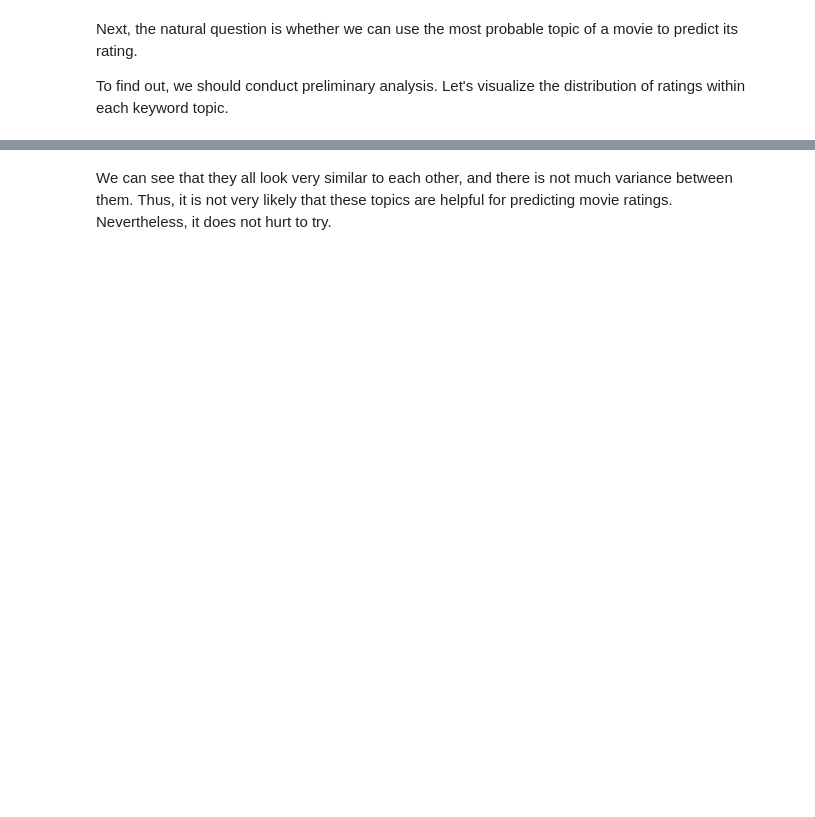
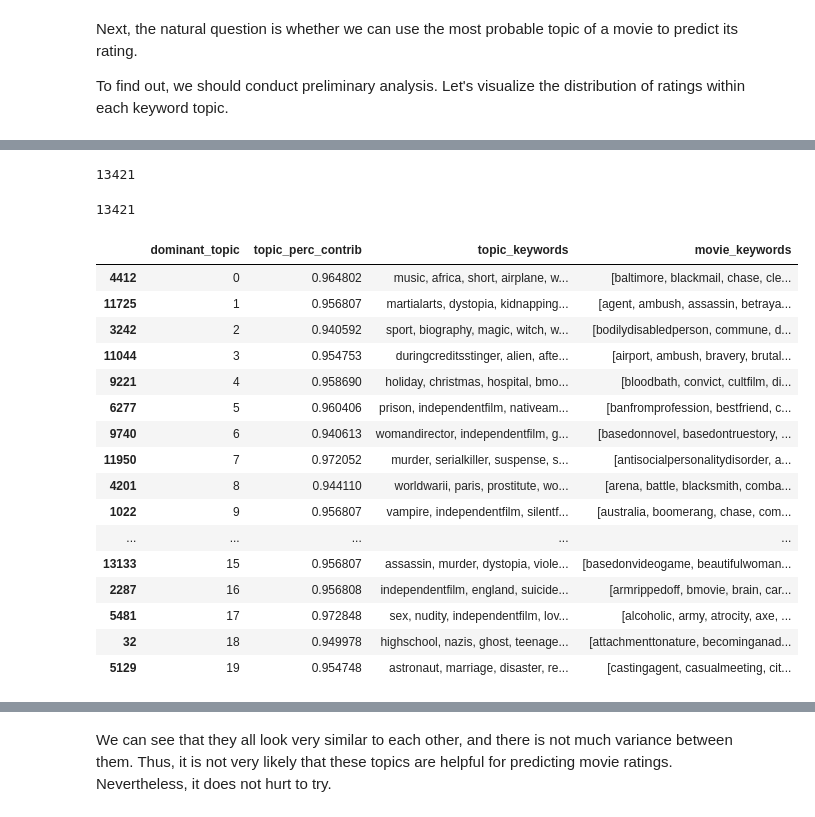
Before and after one commit to epfl-ada/ada-2022-project-adamax, a Jupyter notebook: src/initial_analysis.ipynb, the cells around one changed output, grey strips where cells are left out. Saved outputs shown, nothing was run; the diff lists cells and outputs as text; code cells hidden in the pictures; blank space fills up the shorter version.

```diff
--- a/src/initial_analysis.ipynb
+++ b/src/initial_analysis.ipynb
@@ -924,8 +929,8 @@ def extract_keyword_list(list_of_keyword_dicts):
     keyword_list = list(np.unique(keyword_list))
     return keyword_list
 # %%
-df_movies["keywords"] = df_movies["keywords"].apply(lambda r: extract_keyword_list(r))
-df_movies = df_movies[df_movies["keywords"].apply(lambda r: len(r)) > 0] # drop movies without keywords
+df_movies["keywords"] = df_movies["keywords"].apply(extract_keyword_list)
+df_movies = df_movies[df_movies["keywords"].apply(len) > 2] # drop movies less than 3 keywords
 # %% [markdown]
 First, since there are a lot of keywords in the dataset, we would like to cluster them into topics. This could be achieved by considering the list of keywords for each movie as a document, and then use Latent Dirichlet Allocation for topic modeling.
 # %%
@@ -952,7 +956,7 @@ Number of movies: 20812
 params = {'passes': 20, 'random_state': 218}
 base_models = dict()
 lda = LdaMulticore(
-    corpus=corpus, num_topics=20, id2word=dictionary, workers=os.cpu_count(), eta="auto",
+    corpus=corpus, num_topics=20, id2word=dictionary, workers=os.cpu_count(),
     passes=params['passes'], random_state=params['random_state'], per_word_topics=True
 )
 # %%
@@ -991,0 +1002,29 @@ plt.show()
+# %%
+len(df_topics)
+# %% [output]
+13421
+# %%
+len(df_movies)
+# %% [output]
+13421
+# %%
+idx_max = df_topics.groupby('dominant_topic')["topic_perc_contrib"].idxmax()
+df_topics.iloc[idx_max]
+# %% [output]
+|  | dominant_topic | topic_perc_contrib | topic_keywords | movie_keywords |
+| 4412 | 0 | 0.964802 | music, africa, short, airplane, w... | [baltimore, blackmail, chase, cle... |
+| 11725 | 1 | 0.956807 | martialarts, dystopia, kidnapping... | [agent, ambush, assassin, betraya... |
+| 3242 | 2 | 0.940592 | sport, biography, magic, witch, w... | [bodilydisabledperson, commune, d... |
+| 11044 | 3 | 0.954753 | duringcreditsstinger, alien, afte... | [airport, ambush, bravery, brutal... |
+| 9221 | 4 | 0.958690 | holiday, christmas, hospital, bmo... | [bloodbath, convict, cultfilm, di... |
+| 6277 | 5 | 0.960406 | prison, independentfilm, nativeam... | [banfromprofession, bestfriend, c... |
+| 9740 | 6 | 0.940613 | womandirector, independentfilm, g... | [basedonnovel, basedontruestory, ... |
+| 11950 | 7 | 0.972052 | murder, serialkiller, suspense, s... | [antisocialpersonalitydisorder, a... |
+| 4201 | 8 | 0.944110 | worldwarii, paris, prostitute, wo... | [arena, battle, blacksmith, comba... |
+| 1022 | 9 | 0.956807 | vampire, independentfilm, silentf... | [australia, boomerang, chase, com... |
+| ... | ... | ... | ... | ... |
+| 13133 | 15 | 0.956807 | assassin, murder, dystopia, viole... | [basedonvideogame, beautifulwoman... |
+| 2287 | 16 | 0.956808 | independentfilm, england, suicide... | [armrippedoff, bmovie, brain, car... |
+| 5481 | 17 | 0.972848 | sex, nudity, independentfilm, lov... | [alcoholic, army, atrocity, axe, ... |
+| 32 | 18 | 0.949978 | highschool, nazis, ghost, teenage... | [attachmenttonature, becominganad... |
+| 5129 | 19 | 0.954748 | astronaut, marriage, disaster, re... | [castingagent, casualmeeting, cit... |
```
Also changed, not shown: parts of 26 cells of this notebook, 1 other file.
